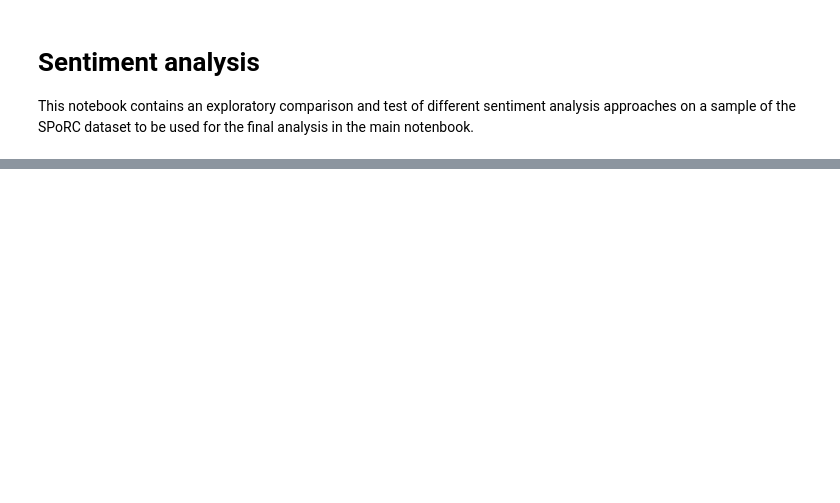
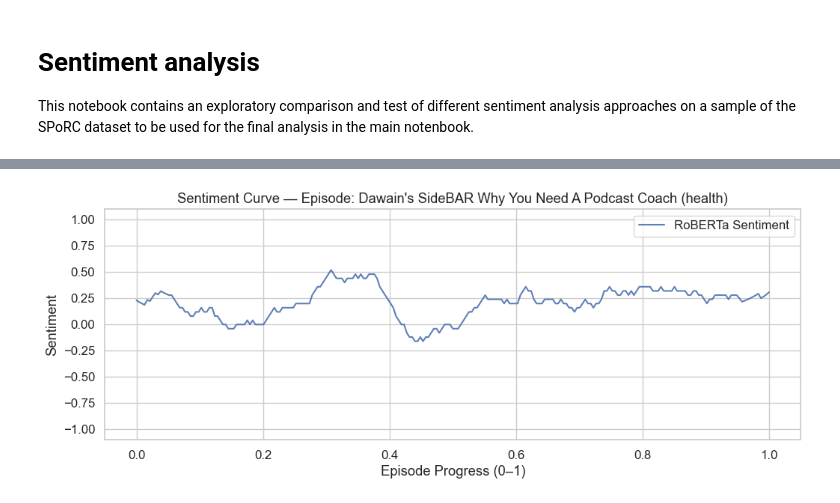
Before and after one commit to au-nlp/project-milestone-p2-group4, a Jupyter notebook: sentiment_analysis.ipynb, the cells around one changed output, grey strips where cells are left out. Saved outputs shown, nothing was run; the diff lists cells and outputs as text; code cells hidden in the pictures; blank space fills up the shorter version.

Commit message:
Worked on sentiment analysis part

```diff
--- a/sentiment_analysis.ipynb
+++ b/sentiment_analysis.ipynb
@@ -60,0 +244,39 @@ When landing on an approach the analysis should consist of sentiment analysis an
+# %%
+# Run VADER sentiment scoring as alternative for comparison to RoBERTa scoring
+def score_vader(sentences):
+    """
+    Apply VADER to a list of sentences.
+    Returns:
+      - vader_score: compound score ∈ [-1, 1]
+      - vader_polarity: negative / neutral / positive
+    """
+    scores = []
+    labels = []
+
+    for sent in tqdm(sentences, desc="VADER sentiment"):
+        vs = vader.polarity_scores(sent)
+        compound = vs["compound"]
+
+        # Polarity thresholds from the VADER paper
+        if compound >= 0.05:
+            label = "positive"
+        elif compound <= -0.05:
+            label = "negative"
+        else:
+            label = "neutral"
+
+        scores.append(compound)
+        labels.append(label)
+
+    return scores, labels
+
+
+# --- Run VADER on your sentences_df ---
+
+vader_scores, vader_polarity = score_vader(sentences_df["sentence"].tolist())
+
+sentences_df["vader_score"] = vader_scores
+sentences_df["vader_polarity"] = vader_polarity
+
+print("VADER sentiment columns added to sentences_df.")
+sentences_df.head()
@@ -60,0 +513,4 @@ When landing on an approach the analysis should consist of sentiment analysis an
+# %%
+plot_episode_sentiment(episode_timeseries_df, episode_index=1)
+# %% [output]
+[figure, added]
```
Also changed, not shown: parts of 13 cells of this notebook.
